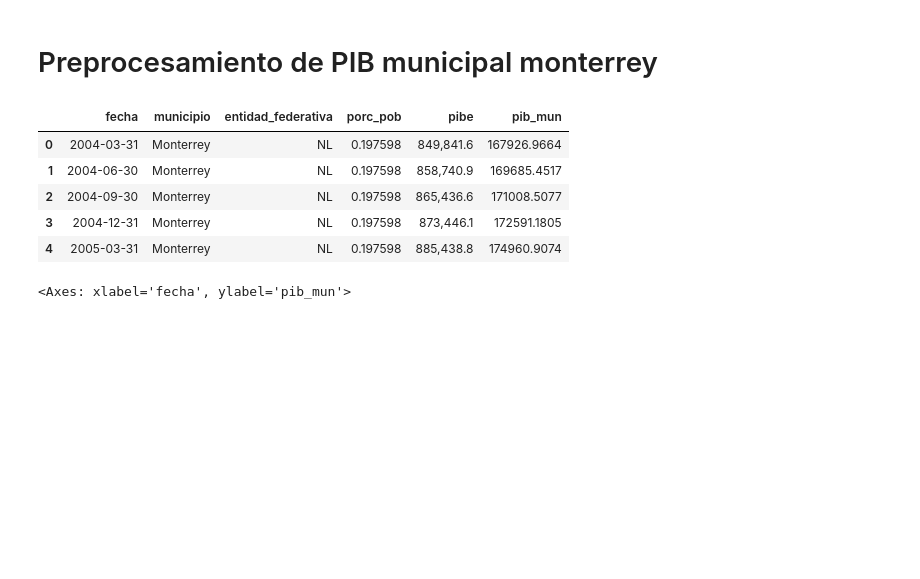
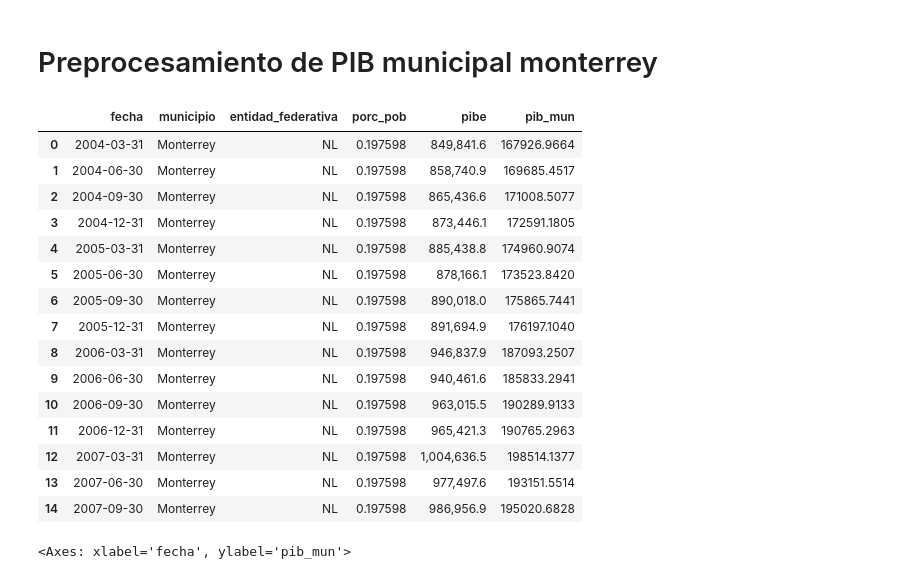
Before and after one commit to jmlopezfabian/Analisis-Imagenes-Satelitales-VNP46A1-, a Jupyter notebook: notebooks/EDA_Monterrey.ipynb, the cells around one changed output. Drawn from its saved outputs; the diff is of its cells as text; code cells hidden in the pictures; blank space fills up the shorter version.

```diff
--- a/notebooks/EDA_Monterrey.ipynb
+++ b/notebooks/EDA_Monterrey.ipynb
@@ -153,14 +153,25 @@ plt.show()
 # %%
 pib_myt = pd.read_csv("../data_municipios/serie_PIB_mty.csv")
 pib_myt["fecha"] = pd.to_datetime(pib_myt["fecha"])
-pib_myt.head()
+pib_myt.sort_values(by = "fecha", ascending = True, inplace = True)
+pib_myt.head(15)
 # %% [output]
 |  | fecha | municipio | entidad_federativa | porc_pob | pibe | pib_mun |
 | 0 | 2004-03-31 | Monterrey | NL | 0.197598 | 849,841.6 | 167926.9664 |
 | 1 | 2004-06-30 | Monterrey | NL | 0.197598 | 858,740.9 | 169685.4517 |
 | 2 | 2004-09-30 | Monterrey | NL | 0.197598 | 865,436.6 | 171008.5077 |
 | 3 | 2004-12-31 | Monterrey | NL | 0.197598 | 873,446.1 | 172591.1805 |
 | 4 | 2005-03-31 | Monterrey | NL | 0.197598 | 885,438.8 | 174960.9074 |
+| 5 | 2005-06-30 | Monterrey | NL | 0.197598 | 878,166.1 | 173523.8420 |
+| 6 | 2005-09-30 | Monterrey | NL | 0.197598 | 890,018.0 | 175865.7441 |
+| 7 | 2005-12-31 | Monterrey | NL | 0.197598 | 891,694.9 | 176197.1040 |
+| 8 | 2006-03-31 | Monterrey | NL | 0.197598 | 946,837.9 | 187093.2507 |
+| 9 | 2006-06-30 | Monterrey | NL | 0.197598 | 940,461.6 | 185833.2941 |
+| 10 | 2006-09-30 | Monterrey | NL | 0.197598 | 963,015.5 | 190289.9133 |
+| 11 | 2006-12-31 | Monterrey | NL | 0.197598 | 965,421.3 | 190765.2963 |
+| 12 | 2007-03-31 | Monterrey | NL | 0.197598 | 1,004,636.5 | 198514.1377 |
+| 13 | 2007-06-30 | Monterrey | NL | 0.197598 | 977,497.6 | 193151.5514 |
+| 14 | 2007-09-30 | Monterrey | NL | 0.197598 | 986,956.9 | 195020.6828 |
 # %%
 sns.lineplot(data=pib_myt, x="fecha", y="pib_mun", color="#301D82")
 # %% [output]
```
Also changed, not shown: parts of 2 cells of this notebook.
